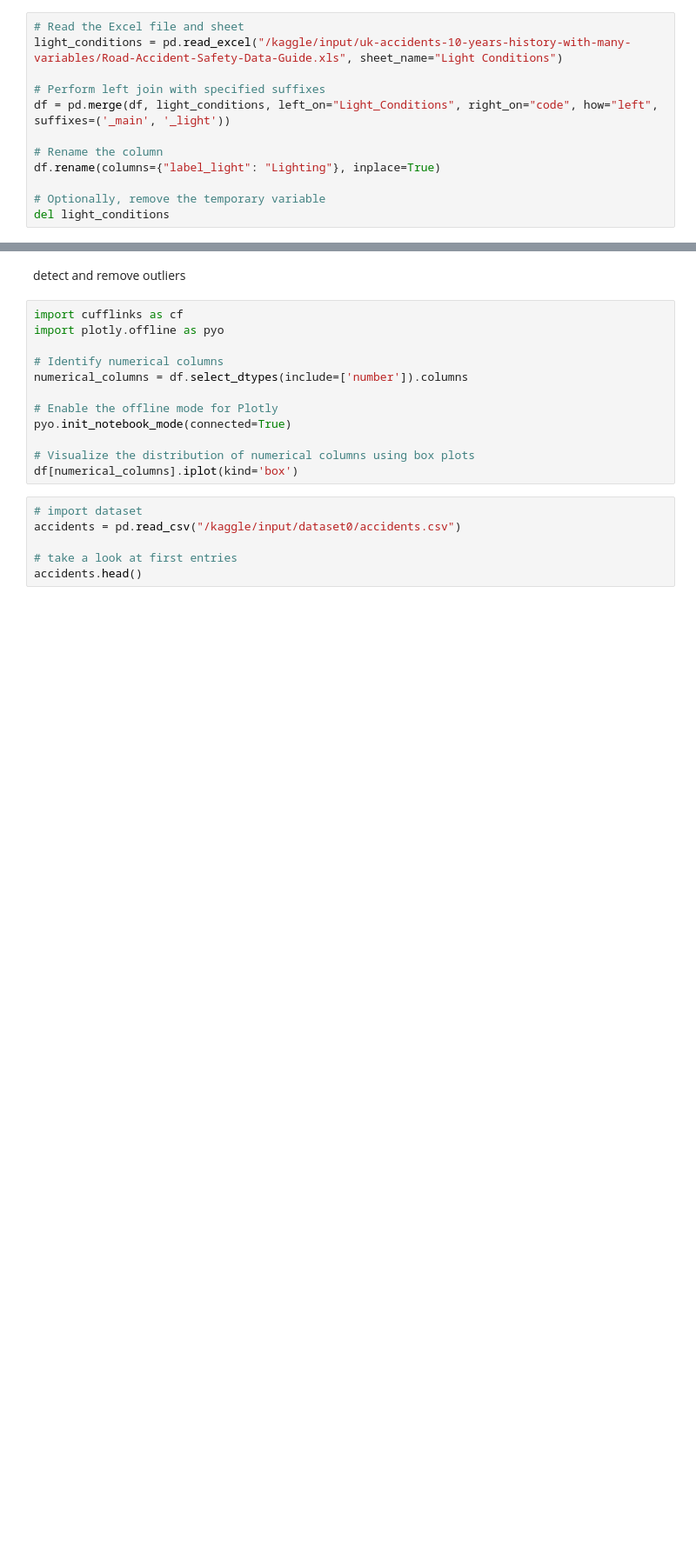
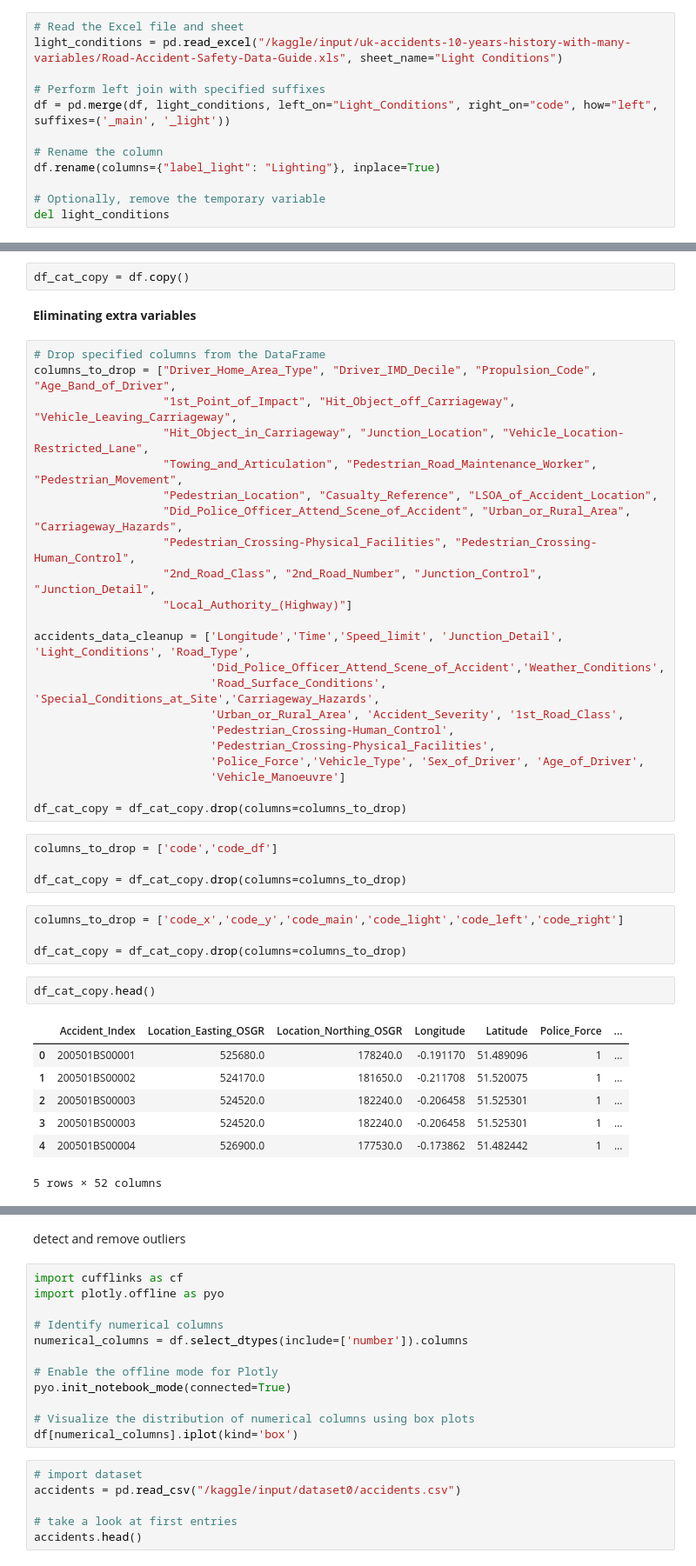
Before and after one commit to MennaAhmad/SafeRoad, a Jupyter notebook: datascienceproject-9bf85d-016508.ipynb, the cells around one changed output, grey strips where cells are left out. Shown at 87% size. Drawn from its saved outputs; the diff is of its cells as text; blank space fills up the shorter version.

Commit message:
Kaggle Notebook | dataScienceProject 9bf85d 016508 | Version 2

```diff
--- a/datascienceproject-9bf85d-016508.ipynb
+++ b/datascienceproject-9bf85d-016508.ipynb
@@ -174,0 +374,44 @@ df.head()
+# %%
+df_cat_copy = df.copy()
+# %% [markdown]
+**Eliminating extra variables**
+# %%
+# Drop specified columns from the DataFrame
+columns_to_drop = ["Driver_Home_Area_Type", "Driver_IMD_Decile", "Propulsion_Code", "Age_Band_of_Driver",
+                   "1st_Point_of_Impact", "Hit_Object_off_Carriageway", "Vehicle_Leaving_Carriageway",
+                   "Hit_Object_in_Carriageway", "Junction_Location", "Vehicle_Location-Restricted_Lane",
+                   "Towing_and_Articulation", "Pedestrian_Road_Maintenance_Worker", "Pedestrian_Movement",
+                   "Pedestrian_Location", "Casualty_Reference", "LSOA_of_Accident_Location",
+                   "Did_Police_Officer_Attend_Scene_of_Accident", "Urban_or_Rural_Area", "Carriageway_Hazards",
+                   "Pedestrian_Crossing-Physical_Facilities", "Pedestrian_Crossing-Human_Control",
+                   "2nd_Road_Class", "2nd_Road_Number", "Junction_Control", "Junction_Detail",
+                   "Local_Authority_(Highway)"]
+
+accidents_data_cleanup = ['Longitude','Time','Speed_limit', 'Junction_Detail', 'Light_Conditions', 'Road_Type',
+                          'Did_Police_Officer_Attend_Scene_of_Accident','Weather_Conditions',
+                          'Road_Surface_Conditions', 'Special_Conditions_at_Site','Carriageway_Hazards',
+                          'Urban_or_Rural_Area', 'Accident_Severity', '1st_Road_Class',
+                          'Pedestrian_Crossing-Human_Control',
+                          'Pedestrian_Crossing-Physical_Facilities',
+                          'Police_Force','Vehicle_Type', 'Sex_of_Driver', 'Age_of_Driver',
+                          'Vehicle_Manoeuvre']
+
+df_cat_copy = df_cat_copy.drop(columns=columns_to_drop)
+# %%
+columns_to_drop = ['code','code_df']
+
+df_cat_copy = df_cat_copy.drop(columns=columns_to_drop)
+# %%
+columns_to_drop = ['code_x','code_y','code_main','code_light','code_left','code_right']
+
+df_cat_copy = df_cat_copy.drop(columns=columns_to_drop)
+# %%
+df_cat_copy.head()
+# %% [output]
+|  | Accident_Index | Location_Easting_OSGR | Location_Northing_OSGR | Longitude | Latitude | Police_Force | ... |
+| 0 | 200501BS00001 | 525680.0 | 178240.0 | -0.191170 | 51.489096 | 1 | ... |
+| 1 | 200501BS00002 | 524170.0 | 181650.0 | -0.211708 | 51.520075 | 1 | ... |
+| 2 | 200501BS00003 | 524520.0 | 182240.0 | -0.206458 | 51.525301 | 1 | ... |
+| 3 | 200501BS00003 | 524520.0 | 182240.0 | -0.206458 | 51.525301 | 1 | ... |
+| 4 | 200501BS00004 | 526900.0 | 177530.0 | -0.173862 | 51.482442 | 1 | ... |
+5 rows × 52 columns
```
Also changed, not shown: parts of 58 cells of this notebook.
